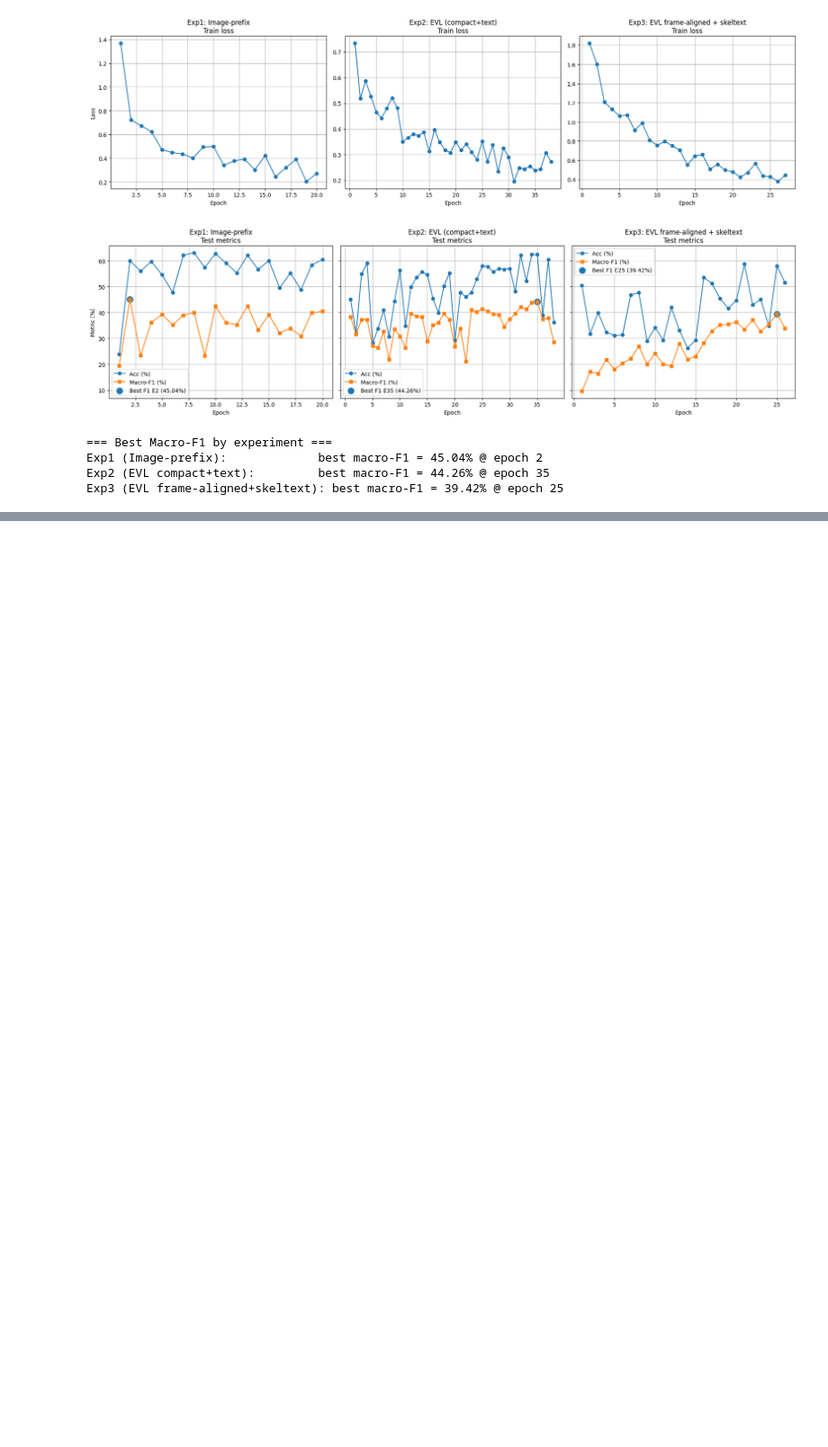
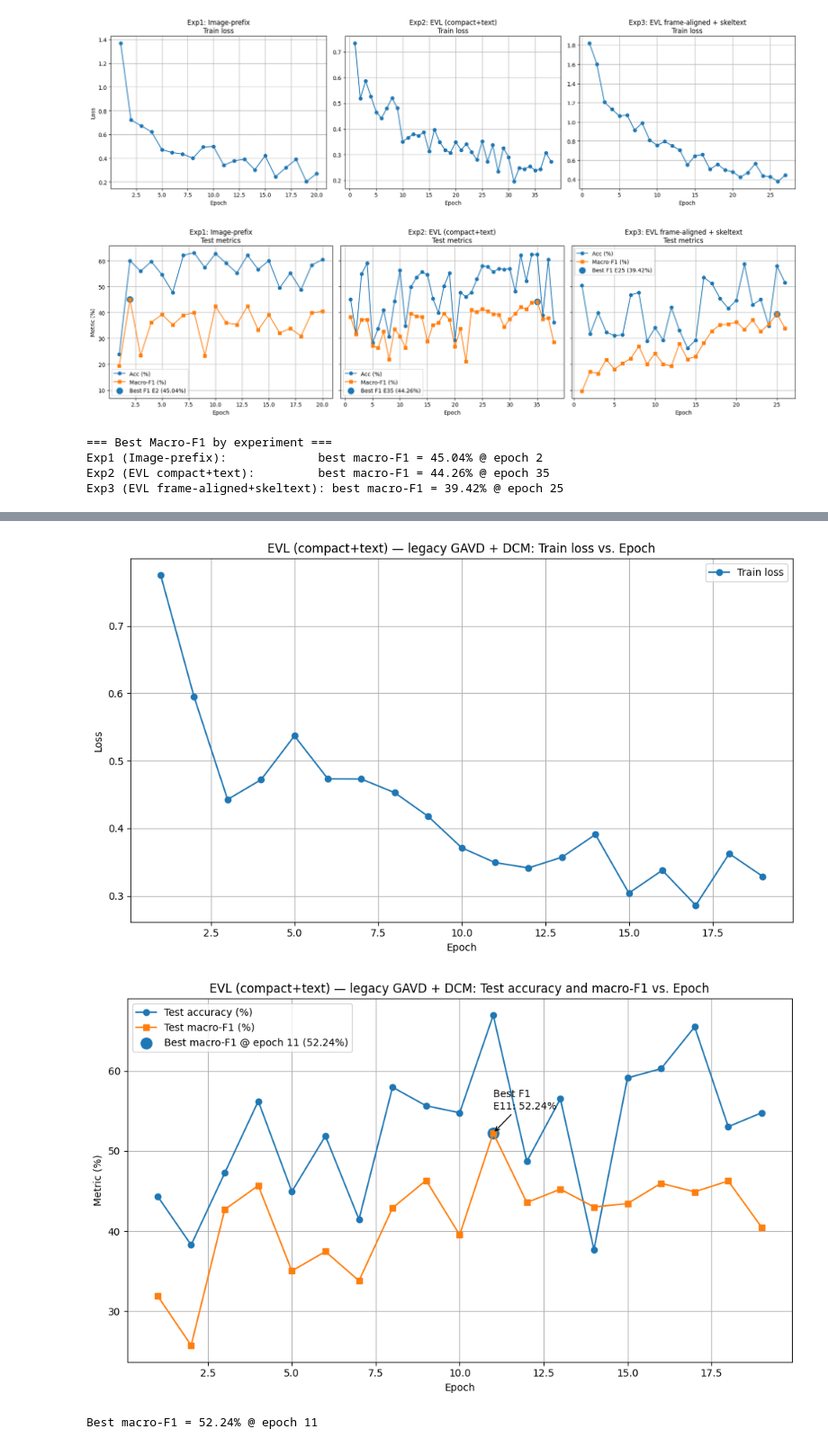
Before and after one commit to AnthonyChen0921/internvl-gait, a Jupyter notebook: result.ipynb, the cells around one changed output, grey strips where cells are left out. Shown at 90% size. Cells and saved outputs as stored; diff of their text form; code cells hidden in the pictures; blank space fills up the shorter version.

```diff
--- a/result.ipynb
+++ b/result.ipynb
@@ -1047,0 +1112,67 @@ Exp3 (EVL frame-aligned+skeltext): best macro-F1 = 39.42% @ epoch 25
+# %%
+import matplotlib.pyplot as plt
+import numpy as np
+
+# EVL (compact+text) — legacy GAVD (+ DCM), log currently complete through Epoch 19
+epochs = np.arange(1, 20)  # 1..19
+
+train_loss = [
+    0.7750, 0.5946, 0.4427, 0.4719, 0.5370,
+    0.4732, 0.4730, 0.4527, 0.4176, 0.3712,
+    0.3492, 0.3413, 0.3572, 0.3908, 0.3040,
+    0.3378, 0.2859, 0.3625, 0.3288,
+]
+
+test_acc = [  # in %
+    44.35, 38.26, 47.25, 56.23, 44.93,
+    51.88, 41.45, 57.97, 55.65, 54.78,
+    66.96, 48.70, 56.52, 37.68, 59.13,
+    60.29, 65.51, 53.04, 54.78,
+]
+
+test_macro_f1 = [  # in %
+    31.91, 25.72, 42.69, 45.68, 35.02,
+    37.44, 33.79, 42.89, 46.33, 39.52,
+    52.24, 43.56, 45.23, 43.01, 43.43,
+    45.97, 44.90, 46.26, 40.45,
+]
+
+# --- Plot 1: train loss ---
+plt.figure(figsize=(10, 6))
+plt.plot(epochs, train_loss, marker='o', label='Train loss')
+plt.xlabel('Epoch')
+plt.ylabel('Loss')
+plt.title('EVL (compact+text) — legacy GAVD + DCM: Train loss vs. Epoch')
+plt.grid(True)
+plt.legend()
+plt.tight_layout()
+plt.show()
+
+# --- Plot 2: test metrics ---
+plt.figure(figsize=(10, 6))
+plt.plot(epochs, test_acc, marker='o', label='Test accuracy (%)')
+plt.plot(epochs, test_macro_f1, marker='s', label='Test macro-F1 (%)')
+
+best_idx = int(np.argmax(test_macro_f1))
+best_epoch = epochs[best_idx]
+best_f1 = test_macro_f1[best_idx]
+plt.scatter([best_epoch], [best_f1], s=120,
+            label=f'Best macro-F1 @ epoch {best_epoch} ({best_f1:.2f}%)')
+plt.annotate(f'Best F1\nE{best_epoch}: {best_f1:.2f}%',
+             xy=(best_epoch, best_f1),
+             xytext=(best_epoch, best_f1 + 3),
+             arrowprops=dict(arrowstyle='->'))
+
+plt.xlabel('Epoch')
+plt.ylabel('Metric (%)')
+plt.title('EVL (compact+text) — legacy GAVD + DCM: Test accuracy and macro-F1 vs. Epoch')
+plt.grid(True)
+plt.legend()
+plt.tight_layout()
+plt.show()
+
+print(f"Best macro-F1 = {best_f1:.2f}% @ epoch {best_epoch}")
+# %% [output]
+[figure, added]
+[figure, added]
+Best macro-F1 = 52.24% @ epoch 11
```
Also changed, not shown: parts of 2 cells of this notebook, 4 other files.
